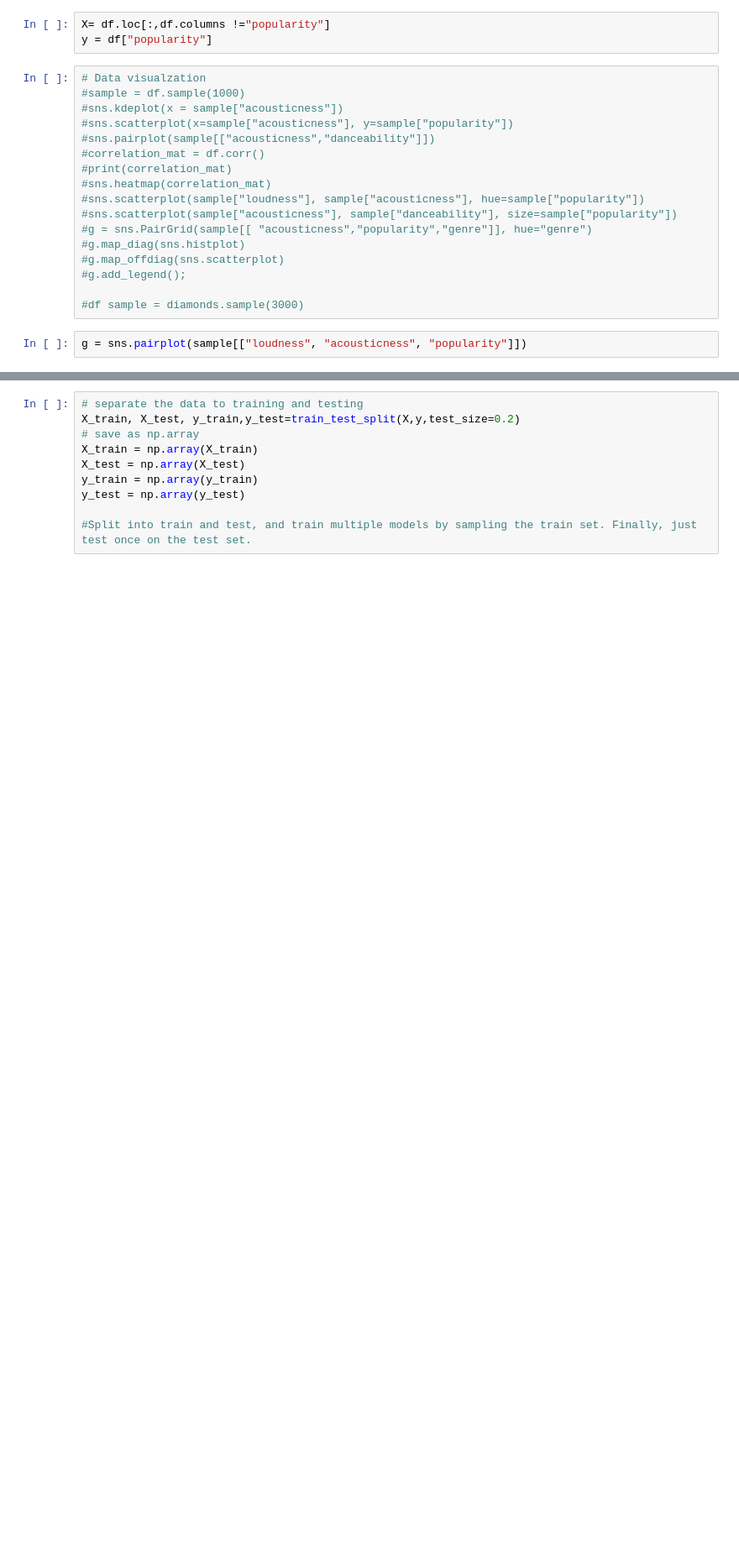
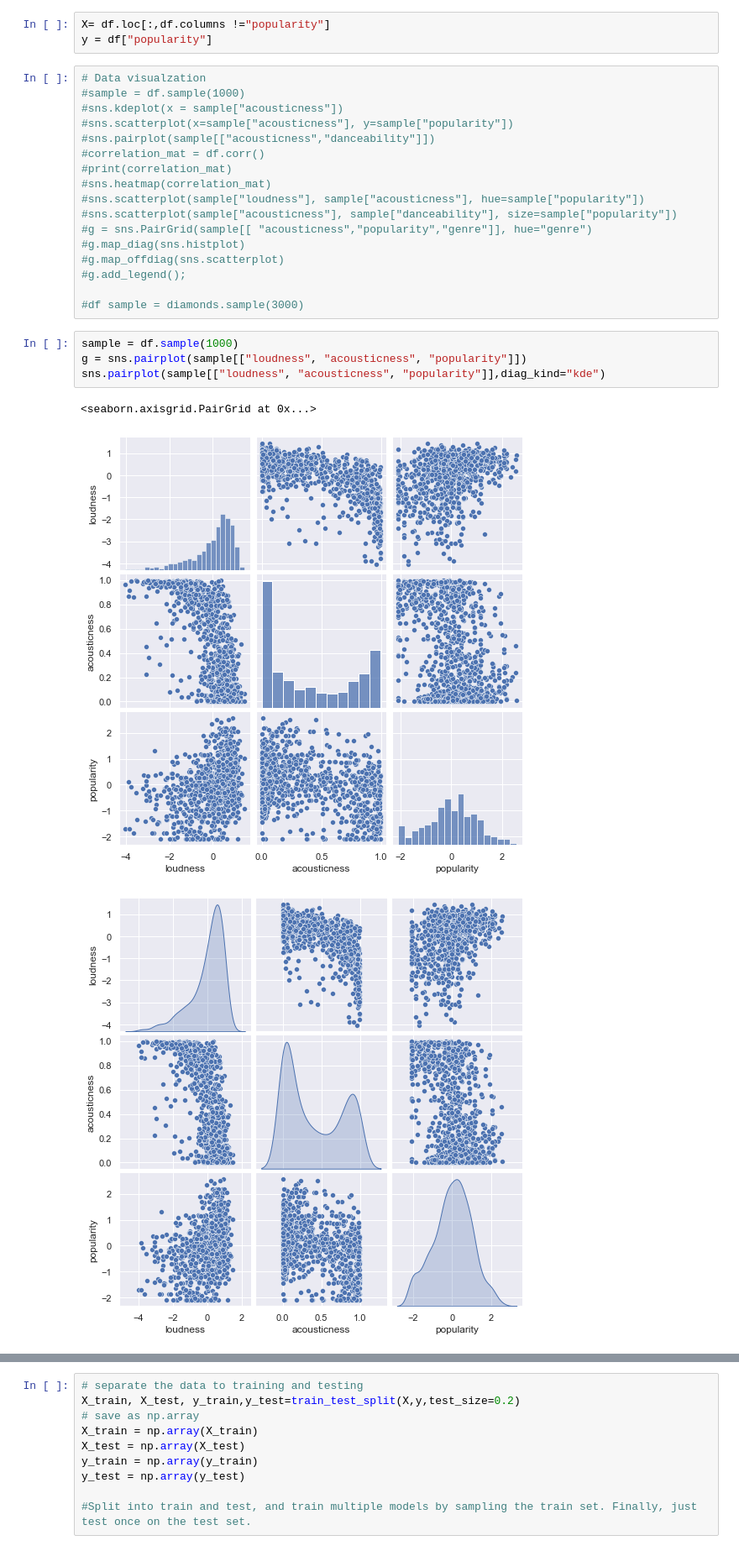
Before and after one commit to Idoleshem/Mini-ML-Spotify-Project-, a Jupyter notebook: model.ipynb, the cells around one changed output, grey strips where cells are left out. Shown: that part at 84% size. Drawn from its saved outputs; the diff is of its cells as text; blank space fills up the shorter version.

```diff
--- a/model.ipynb
+++ b/model.ipynb
@@ -84,4 +89,10 @@ y = df["popularity"]
 
 #df sample = diamonds.sample(3000)
 # %%
+sample = df.sample(1000)
 g = sns.pairplot(sample[["loudness", "acousticness", "popularity"]])
+sns.pairplot(sample[["loudness", "acousticness", "popularity"]],diag_kind="kde")
+# %% [output]
+<seaborn.axisgrid.PairGrid at 0x...>
+[figure, added]
+[figure, added]
```
Also changed, not shown: parts of 21 cells of this notebook.
